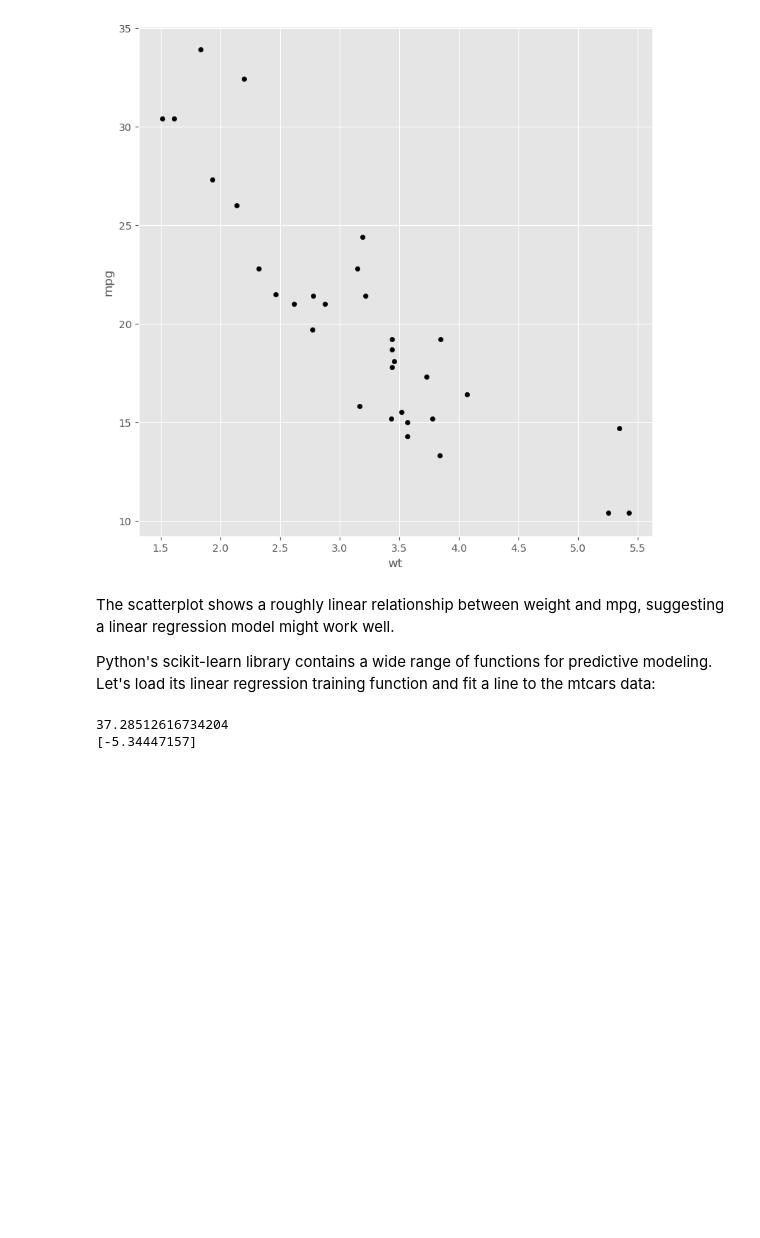
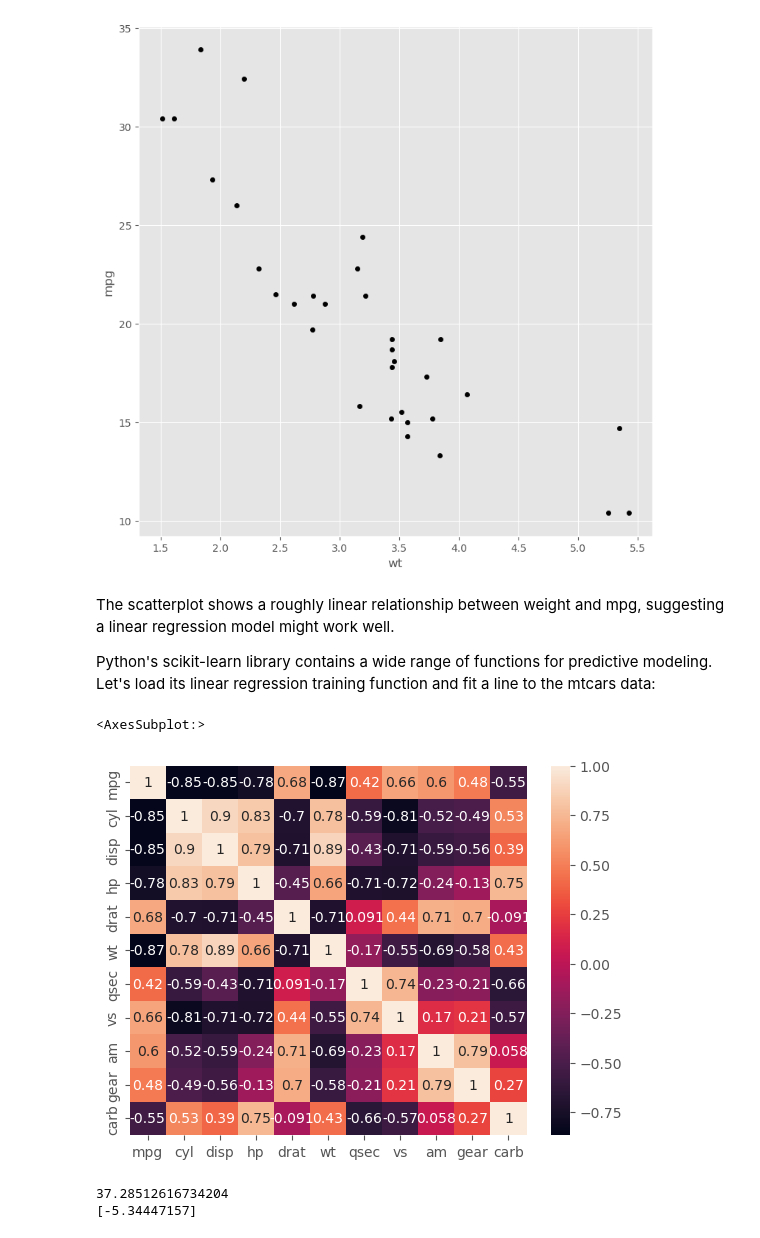
Before and after one commit to Javacream/org.javacream.training.python, a Jupyter notebook: data_analysis/linear-regression.ipynb, the cells around one changed output. Saved outputs shown, nothing was run; the diff lists cells and outputs as text; code cells hidden in the pictures; blank space fills up the shorter version.

```diff
--- a/data_analysis/linear-regression.ipynb
+++ b/data_analysis/linear-regression.ipynb
@@ -33,6 +34,13 @@ mtcars.plot(kind="scatter",
 The scatterplot shows a roughly linear relationship between weight and mpg, suggesting a linear regression model might work well.
 
 Python's scikit-learn library contains a wide range of functions for predictive modeling. Let's load its linear regression training function and fit a line to the mtcars data:
+# %%
+copied = mtcars.copy()
+del copied['model']
+sbn.heatmap(copied.corr(), annot=True)
+# %% [output]
+<AxesSubplot:>
+[figure, added]
 # %%
 from sklearn import linear_model
 # %%
```
Also changed, not shown: parts of 2 cells of this notebook, 8 other files.
